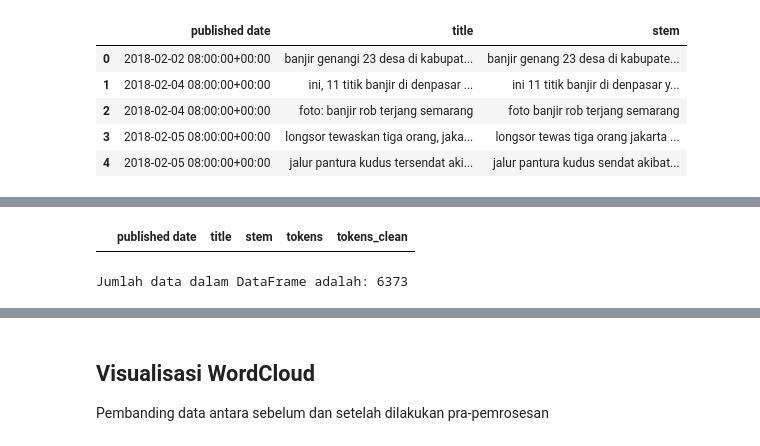
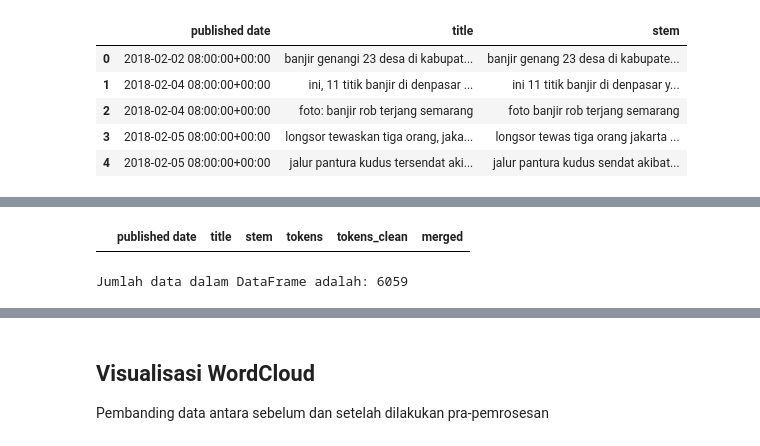
Before and after one commit to ghifarit53/text-mining, a Jupyter notebook: text-mining-talitha/preprocessing/Preprocessing_Banjir.ipynb, the cells around one changed output, grey strips where cells are left out. Drawn from its saved outputs; the diff is of its cells as text; code cells hidden in the pictures.

```diff
--- a/text-mining-talitha/preprocessing/Preprocessing_Banjir.ipynb
+++ b/text-mining-talitha/preprocessing/Preprocessing_Banjir.ipynb
@@ -129,7 +129,7 @@ list_stopwords = set(stopwords.words('indonesian'))
 def remove_stopwords(tokens):
     return [word for word in tokens if word not in list_stopwords]
 
-keywords = ("pesan")
+keywords = ("protes")
 mask = df['title'].str.contains(keywords)
 df = df[~mask]
 
@@ -145,13 +145,13 @@ df.head()
 # %%
-df[df['title'].str.contains("pesan")]
+df[df['title'].str.contains("protes")]
 # %% [output]
-|  | published date | title | stem | tokens | tokens_clean |
+|  | published date | title | stem | tokens | tokens_clean | merged |
 # %%
 # Mengecek jumlah data dalam DataFrame
 jumlah_data = df.shape[0]
 print("Jumlah data dalam DataFrame adalah:", jumlah_data)
 # %% [output]
-Jumlah data dalam DataFrame adalah: 6373
+Jumlah data dalam DataFrame adalah: 6059
 # %%
 # Gabungkan kembali token pada kolom 'tokens_clean'
 df['merged'] = df['tokens_clean'].apply(lambda token: ' '.join(token))
```
Also changed, not shown: parts of 5 cells of this notebook, 1 other file.
